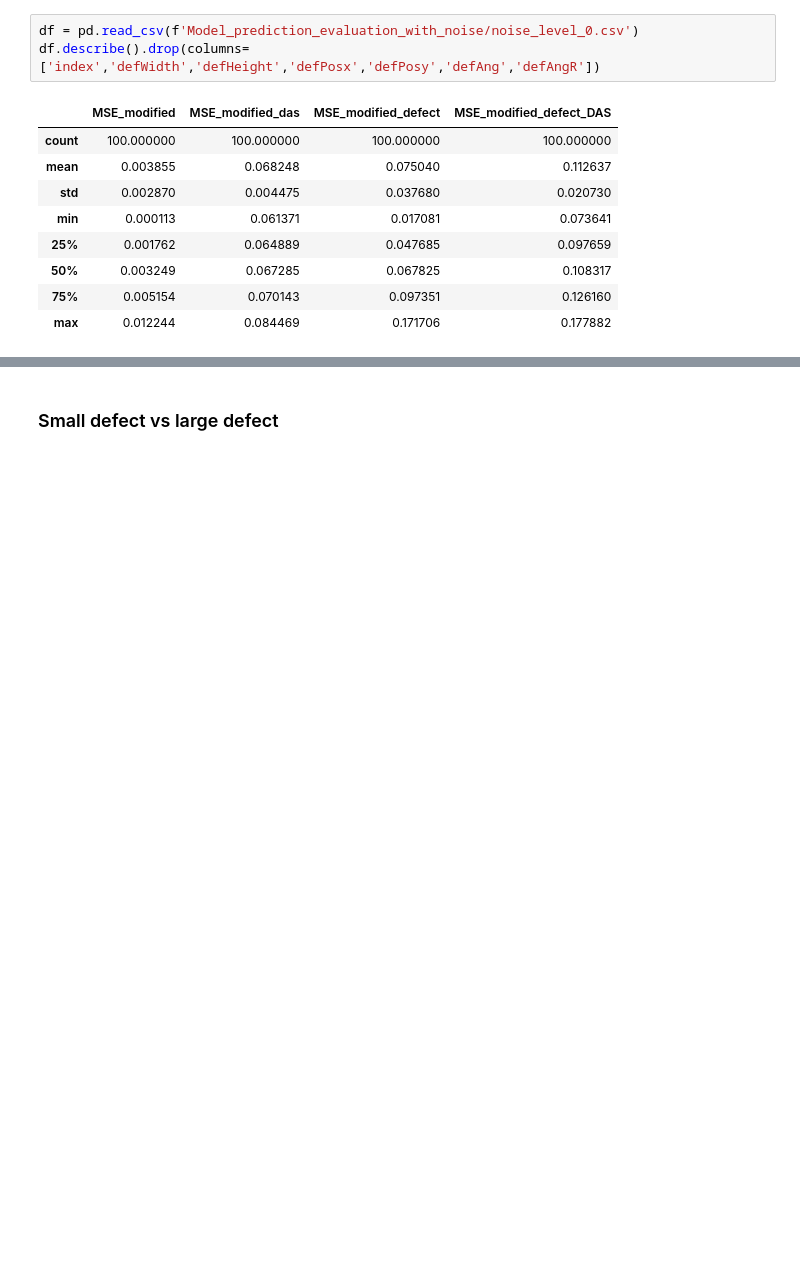
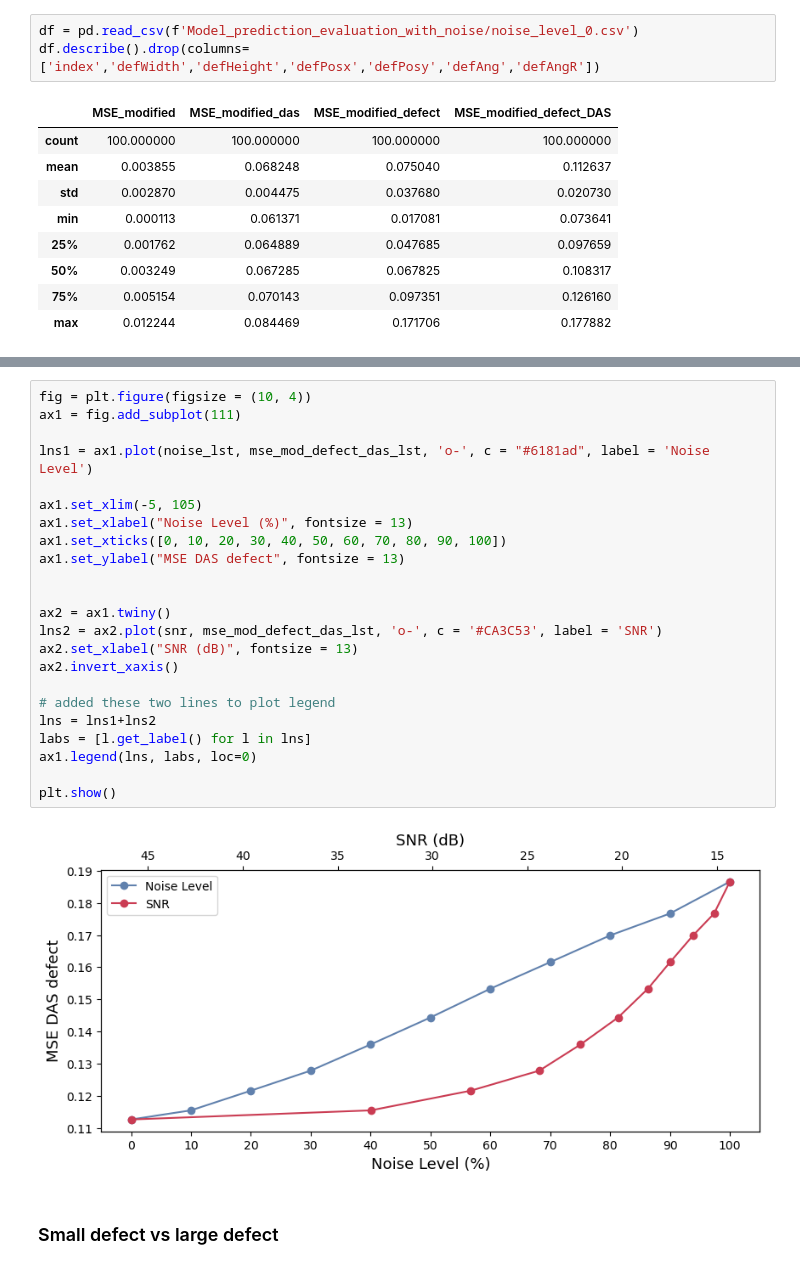
Before and after one commit to MC-Kangan/FYP_Ultrasound_Imaging_ML, a Jupyter notebook: Prediction_results_analysis.ipynb, the cells around one changed output, grey strips where cells are left out. Cells and saved outputs as stored; diff of their text form; blank space fills up the shorter version.

```diff
--- a/Prediction_results_analysis.ipynb
+++ b/Prediction_results_analysis.ipynb
@@ -253,3 +320,28 @@ Text(0, 0.5, 'MSE_modified_defect_das')
+# %%
+fig = plt.figure(figsize = (10, 4))
+ax1 = fig.add_subplot(111)
+
+lns1 = ax1.plot(noise_lst, mse_mod_defect_das_lst, 'o-', c = "#6181ad", label = 'Noise Level')
+
+ax1.set_xlim(-5, 105)
+ax1.set_xlabel("Noise Level (%)", fontsize = 13)
+ax1.set_xticks([0, 10, 20, 30, 40, 50, 60, 70, 80, 90, 100])
+ax1.set_ylabel("MSE DAS defect", fontsize = 13)
+
+
+ax2 = ax1.twiny()
+lns2 = ax2.plot(snr, mse_mod_defect_das_lst, 'o-', c = '#CA3C53', label = 'SNR')
+ax2.set_xlabel("SNR (dB)", fontsize = 13)
+ax2.invert_xaxis()
+
+# added these two lines to plot legend
+lns = lns1+lns2
+labs = [l.get_label() for l in lns]
+ax1.legend(lns, labs, loc=0)
+
+plt.show()
+# %% [output]
+[figure, added]
 # %% [markdown]
 ### Small defect vs large defect
 # %%
```
Also changed, not shown: parts of 6 cells of this notebook.
